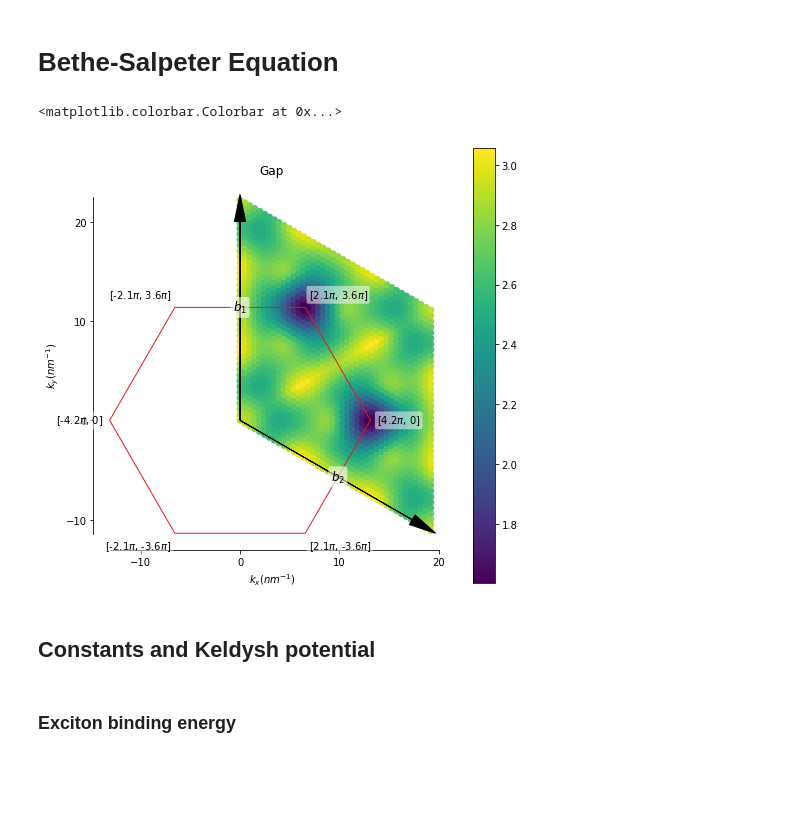
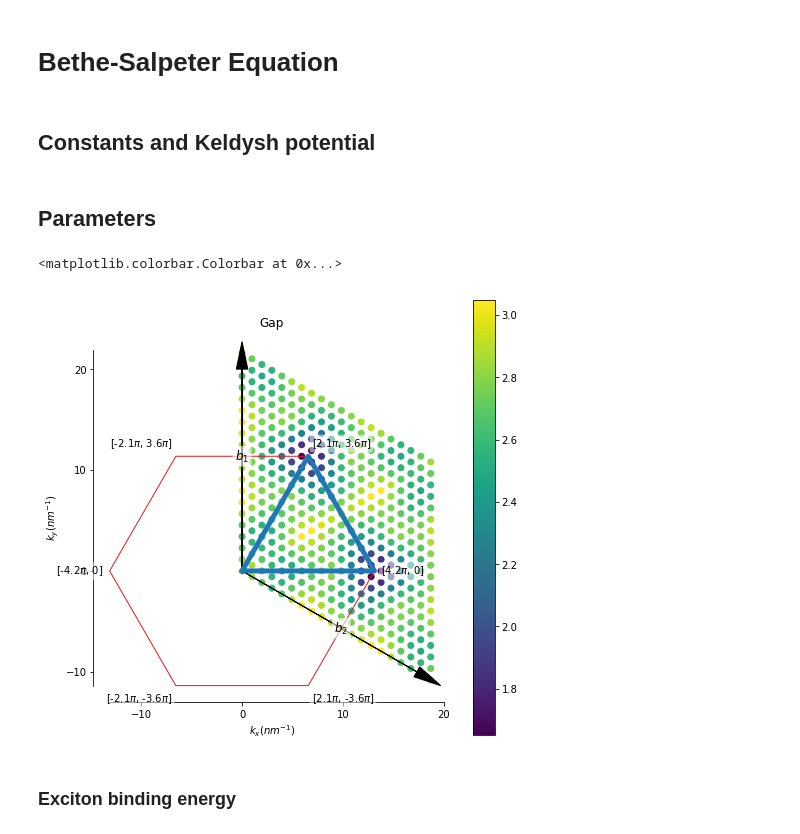
Before and after one commit to drgulevich/MoS2-project, a Jupyter notebook: notebooks/TB.ipynb, the cells around one changed output. Saved outputs shown, nothing was run; the diff lists cells and outputs as text; code cells hidden in the pictures; blank space fills up the shorter version.

```diff
--- a/notebooks/TB.ipynb
+++ b/notebooks/TB.ipynb
@@ -81,25 +97,5 @@ plt.ylim([-1.5,4])
 # %% [markdown]
 # Bethe-Salpeter Equation
-# %%
-N=40
-k1,k2=py_model.lattice.reciprocal_vectors()
-E=np.zeros((N,N,6));K=np.zeros((N,N,3));D=np.zeros((N,N,6,6),dtype=np.complex)
-for i,j in product(range(N),range(N)):
-    k=i*k1/N+j*k2/N;
-    e,d=np.linalg.eigh(hamiltonian(k))
-    E[i,j]=e;K[i,j]=k;D[i,j]=d
-K=K.reshape((N**2,3))
-E=E.reshape((N**2,6))
-D=D.reshape((N**2,6,6))
-plt.figure(figsize=(8,8))
-py_model.lattice.plot_brillouin_zone()
-plt.title('Gap')
-plt.scatter(K[:,0].ravel(),K[:,1].ravel(),c=(E[:,2].ravel()-E[:,1].ravel()))
-# plt.plot(kpoints[:,0].ravel(),kpoints[:,1].ravel(),lw=5)
-plt.colorbar()
-# %% [output]
-<matplotlib.colorbar.Colorbar at 0x...>
-[figure, removed]
 # %% [markdown]
 ## Constants and Keldysh potential
 # %%
@@ -141,0 +115,30 @@ DH=DH[:,np.argsort(EH)];EH=np.sort(EH)
+# %% [markdown]
+## Parameters
+# %%
+N=20 # k-points grid
+V=N**2*np.sqrt(3)/2*(3.190/10)**2
+v=[0,1] # valence bands
+c=[2,3] # conduction bands
+number_of_processes=16# number of parallel processes
+nv=len(v);nc=len(c)
+k_norm=22.74356651
+norb=6
+# %%
+k1,k2=py_model.lattice.reciprocal_vectors()
+E=np.zeros((N,N,norb));K=np.zeros((N,N,3));D=np.zeros((N,N,norb,norb),dtype=np.complex)
+for i,j in product(range(N),range(N)):
+    e,d=np.linalg.eigh(hamiltonian(i*k1/N+j*k2/N))
+    E[i,j]=e;D[i,j]=d
+    K[i,j]=i*k1/N+j*k2/N
+K=K.reshape((N**2,3))
+E=E.reshape((N**2,norb))
+D=D.reshape((N**2,norb,norb))
+plt.figure(figsize=(8,8))
+py_model.lattice.plot_brillouin_zone()
+plt.title('Gap')
+plt.scatter(K[:,0].ravel(),K[:,1].ravel(),c=(E[:,2].ravel()-E[:,1].ravel()))
+plt.plot(kpoints[:,0].ravel(),kpoints[:,1].ravel(),lw=5)
+plt.colorbar()
+# %% [output]
+<matplotlib.colorbar.Colorbar at 0x...>
+[figure, added]
```
Also changed, not shown: parts of 28 cells of this notebook.
